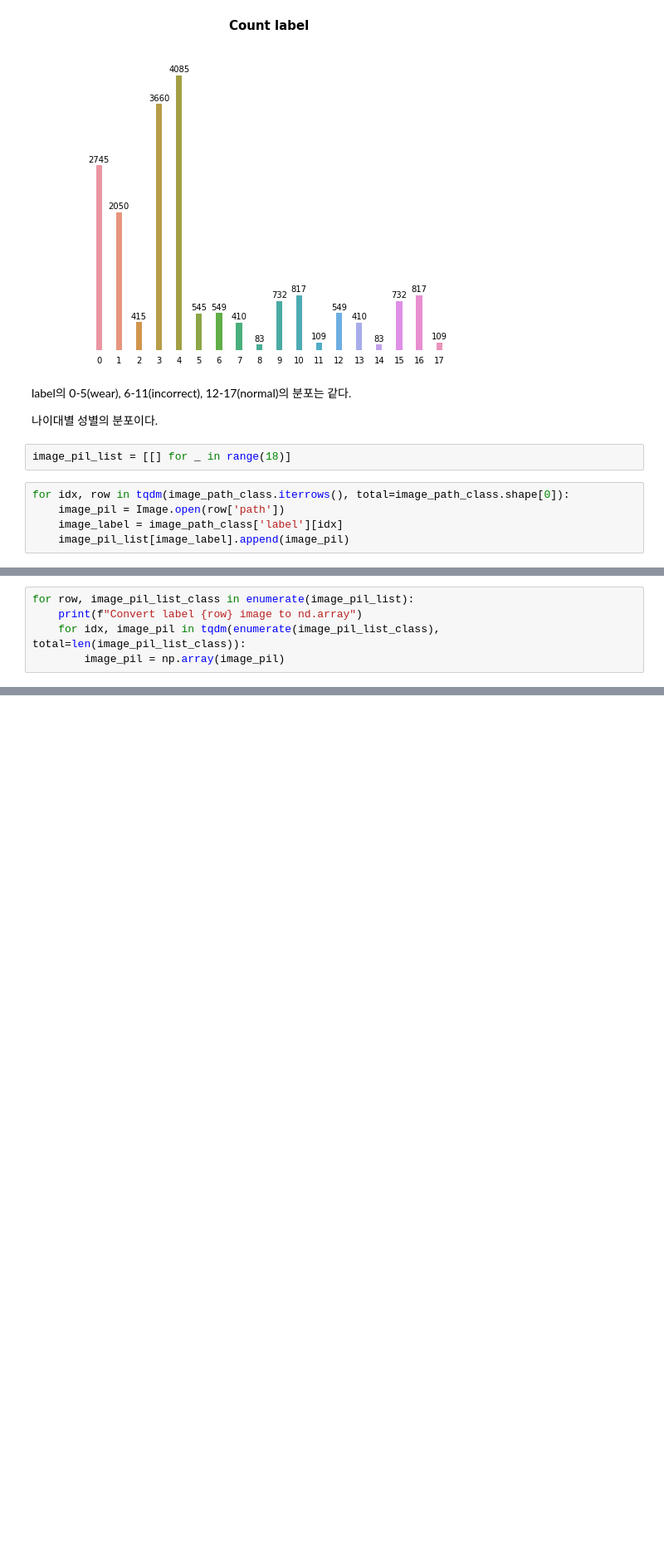
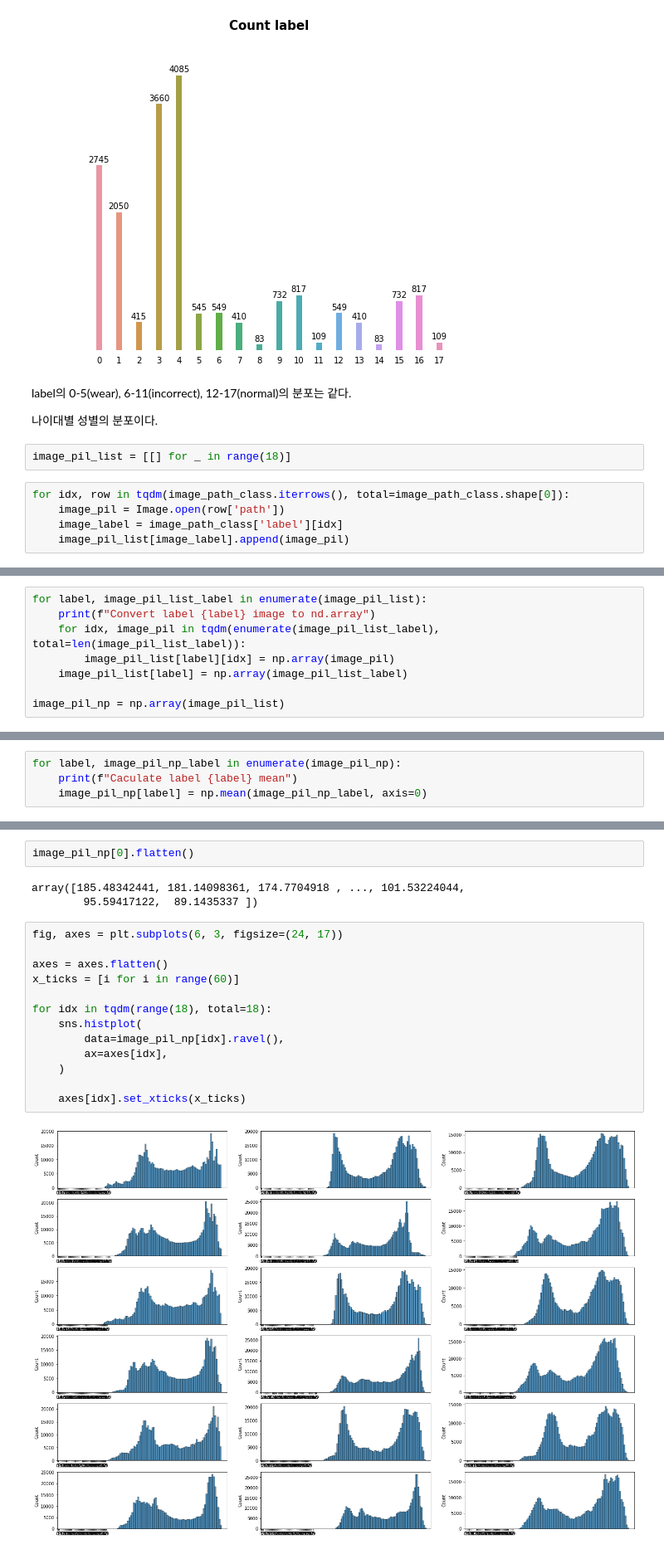
Before and after one commit to boostcampaitech3/level1-image-classification-level1-recsys-13, a Jupyter notebook: GwangSeok/train_EDA.ipynb, the cells around one changed output, grey strips where cells are left out. Shown: that part at 83% size. Saved outputs shown, nothing was run; the diff lists cells and outputs as text; blank space fills up the shorter version.

```diff
--- a/GwangSeok/train_EDA.ipynb
+++ b/GwangSeok/train_EDA.ipynb
@@ -345,5 +347,8 @@ print(f'image shape: {image_element_np.shape}')
 # %%
-for row, image_pil_list_class in enumerate(image_pil_list):
-    print(f"Convert label {row} image to nd.array")
-    for idx, image_pil in tqdm(enumerate(image_pil_list_class), total=len(image_pil_list_class)):
-        image_pil = np.array(image_pil)
+for label, image_pil_list_label in enumerate(image_pil_list):
+    print(f"Convert label {label} image to nd.array")
+    for idx, image_pil in tqdm(enumerate(image_pil_list_label), total=len(image_pil_list_label)):
+        image_pil_list[label][idx] = np.array(image_pil)
+    image_pil_list[label] = np.array(image_pil_list_label)
+
+image_pil_np = np.array(image_pil_list)
@@ -351,0 +373,4 @@ image_pil_list_class[0]
+# %%
+for label, image_pil_np_label in enumerate(image_pil_np):
+    print(f"Caculate label {label} mean")
+    image_pil_np[label] = np.mean(image_pil_np_label, axis=0)
@@ -351,0 +400,20 @@ image_pil_list_class[0]
+# %%
+image_pil_np[0].flatten()
+# %% [output]
+array([185.48342441, 181.14098361, 174.7704918 , ..., 101.53224044,
+        95.59417122,  89.1435337 ])
+# %%
+fig, axes = plt.subplots(6, 3, figsize=(24, 17))
+
+axes = axes.flatten()
+x_ticks = [i for i in range(60)]
+
+for idx in tqdm(range(18), total=18):
+    sns.histplot(
+        data=image_pil_np[idx].ravel(),
+        ax=axes[idx],
+    )
+
+    axes[idx].set_xticks(x_ticks)
+# %% [output]
+[figure, added]
```
Also changed, not shown: parts of 7 cells of this notebook.
